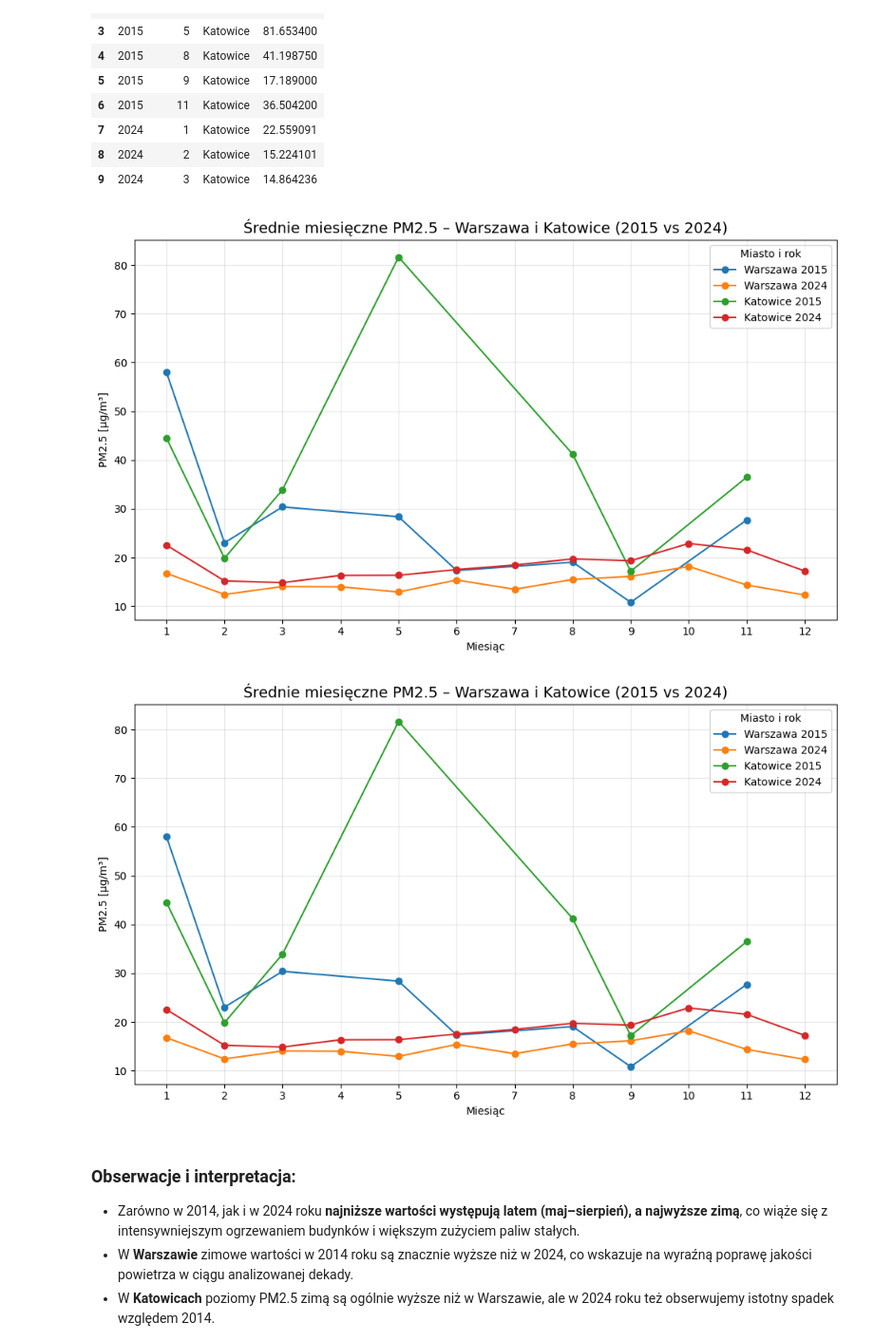
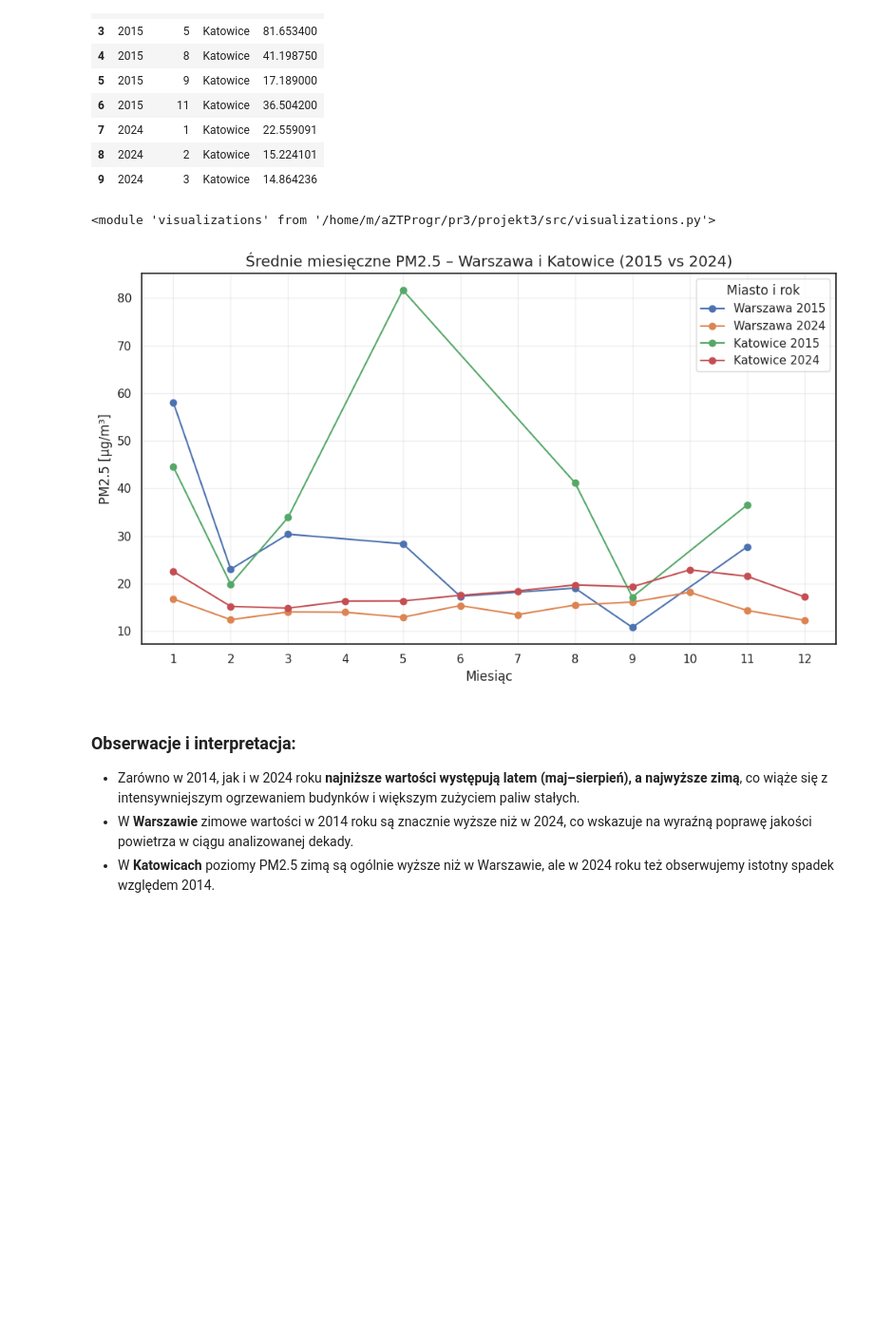
Before and after one commit to joannahuba/projekt3, a Jupyter notebook: src/projekt1.ipynb, the cells around one changed output. Shown at 95% size. Saved outputs shown, nothing was run; the diff lists cells and outputs as text; code cells hidden in the pictures; blank space fills up the shorter version.

```diff
--- a/src/projekt1.ipynb
+++ b/src/projekt1.ipynb
@@ -73,14 +82,18 @@ Name: PM2.5, dtype: float64
 | 7 | 2024 | 1 | Katowice | 22.559091 |
 | 8 | 2024 | 2 | Katowice | 15.224101 |
 | 9 | 2024 | 3 | Katowice | 14.864236 |
+# %%
+import importlib
+importlib.reload(visualizations)
+# %% [output]
+<module 'visualizations' from '/home/m/aZTProgr/pr3/projekt3/src/visualizations.py'>
 # %%
 # wykres
 from visualizations import plot_city_trends
 fig = plot_city_trends(trend_df)
-fig
+plt.show()
 # %% [output]
-[figure, old version]
+[figure, new version]
-[figure, removed]
 # %% [markdown]
 ### Obserwacje i interpretacja:
 - Zarówno w 2014, jak i w 2024 roku **najniższe wartości występują latem (maj–sierpień), a najwyższe zimą**, co wiąże się z intensywniejszym ogrzewaniem budynków i większym zużyciem paliw stałych.
```
Also changed, not shown: parts of 5 cells of this notebook, 1 other file.
